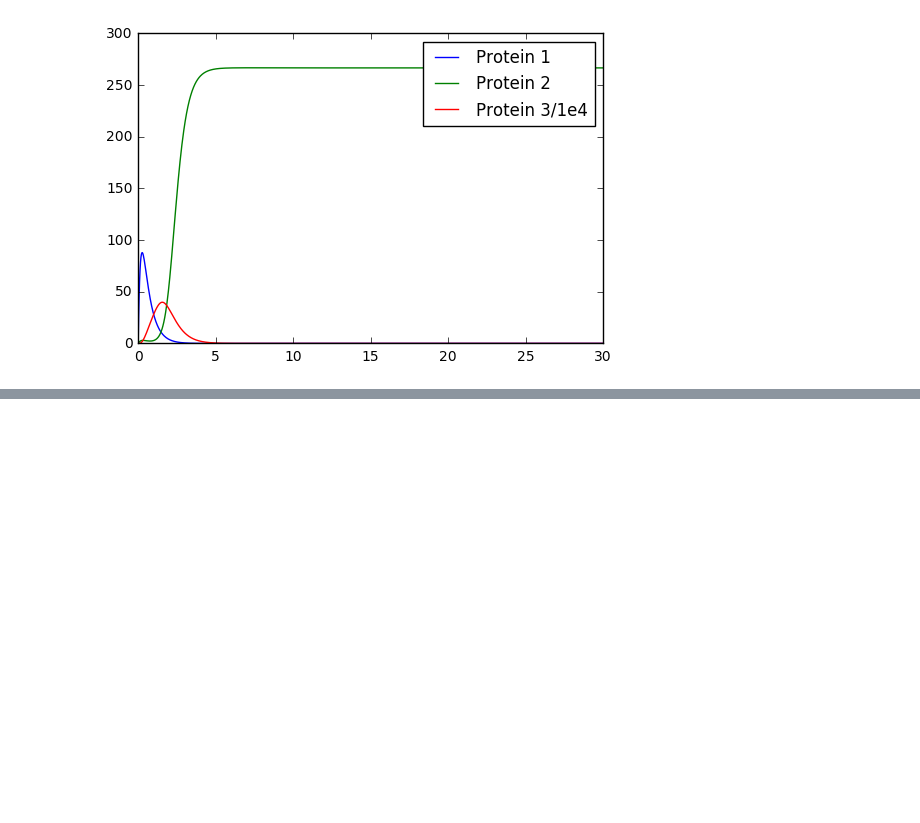
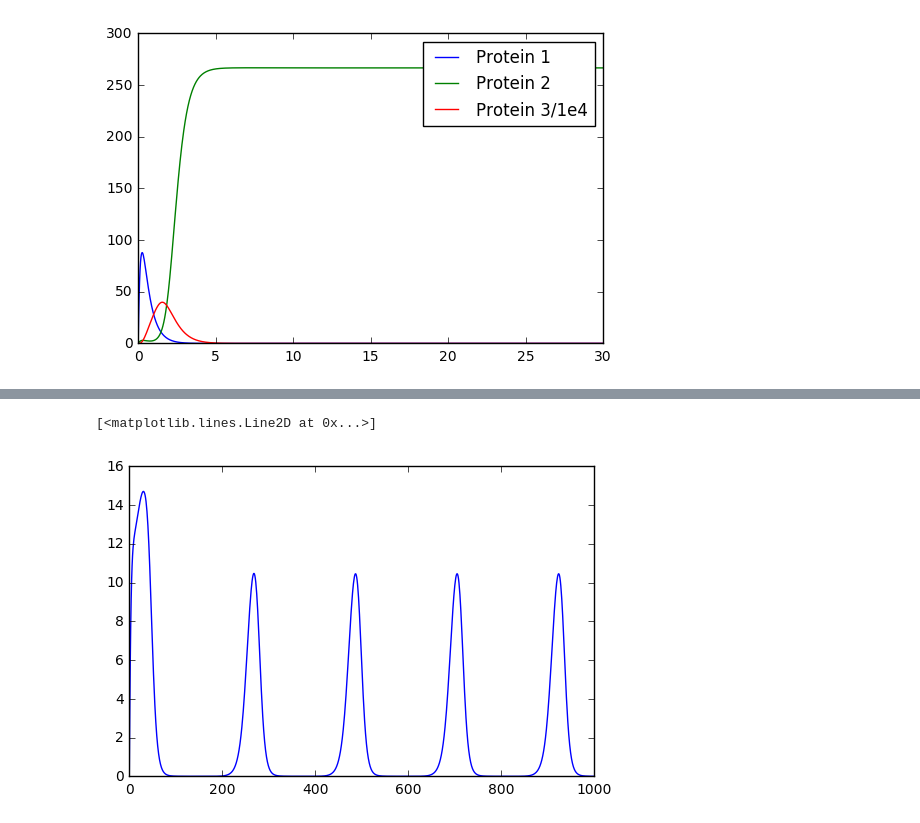
Before and after one commit to joagutierrez/CRISPR_OSCILLATOR, a Jupyter notebook: Maerkl-Repressilator.ipynb, the cells around one changed output, grey strips where cells are left out. Saved outputs shown, nothing was run; the diff lists cells and outputs as text; code cells hidden in the pictures; blank space fills up the shorter version.

```diff
--- a/Maerkl-Repressilator.ipynb
+++ b/Maerkl-Repressilator.ipynb
@@ -165,0 +178,16 @@ plt.legend();
+# %%
+def CRISPR_repressilator2(y, t, a, b, beta, c, K, nu, g, mu, k):
+    # y = array([mRNA1, mRNA2, mRNA3, protein1, protein2, protein3(dCas9+sgRNA), dCas9, sgRNA])
+    dydt = np.zeros_like(y)
+
+    #mRNA1-3
+    dydt[0:3] = -(a[0:3] + mu)*y[0:3] + beta*g[0:3]/(1+np.power(np.roll(y[3:6],1)/np.roll(K,1),nu))
+    #protein1-2
+    dydt[3:5] = -(b[0:2] + mu)*y[3:5] + c[0:2]*y[0:2]
+    #protein3(dCas9+sgRNA)
+    dydt[5] = -(b[3] + mu)*y[5] + k*y[6]*y[7]
+    #dCas9
+    dydt[6] = -(b[2] + mu)*y[6] + c[2]*y[2]
+    #sgRNA
+    dydt[7] = -(a[3] + mu)*y[7] + beta*g[3]/(1+np.power(y[4]/K[1],nu[2]))
+    return dydt
@@ -165,0 +241,5 @@ plt.legend();
+# %%
+plt.plot(y[:,2],label='mRNA dCas9')
+# %% [output]
+[<matplotlib.lines.Line2D at 0x...>]
+[figure, added]
```
Also changed, not shown: parts of 11 cells of this notebook, 3 other files.
